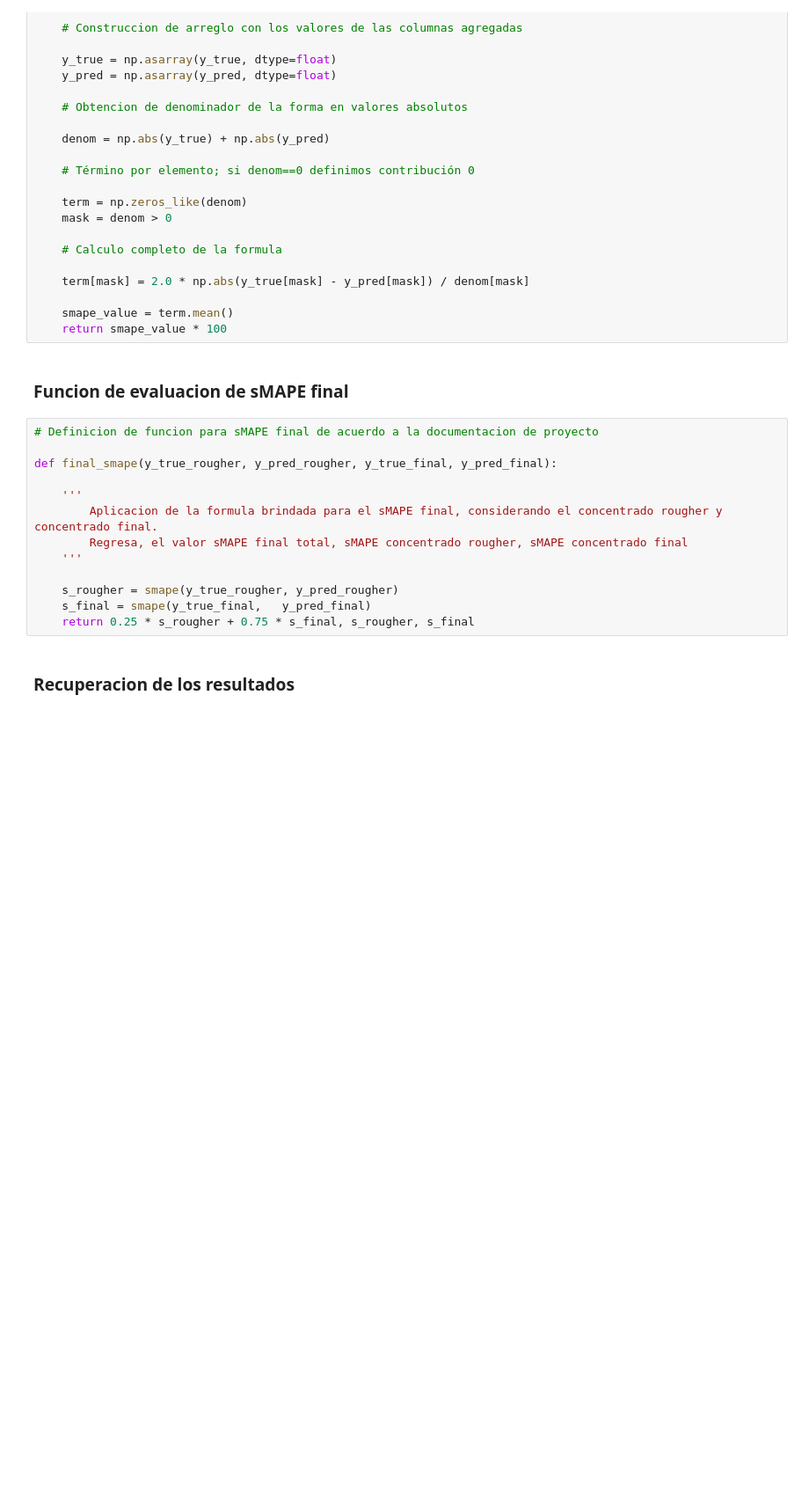
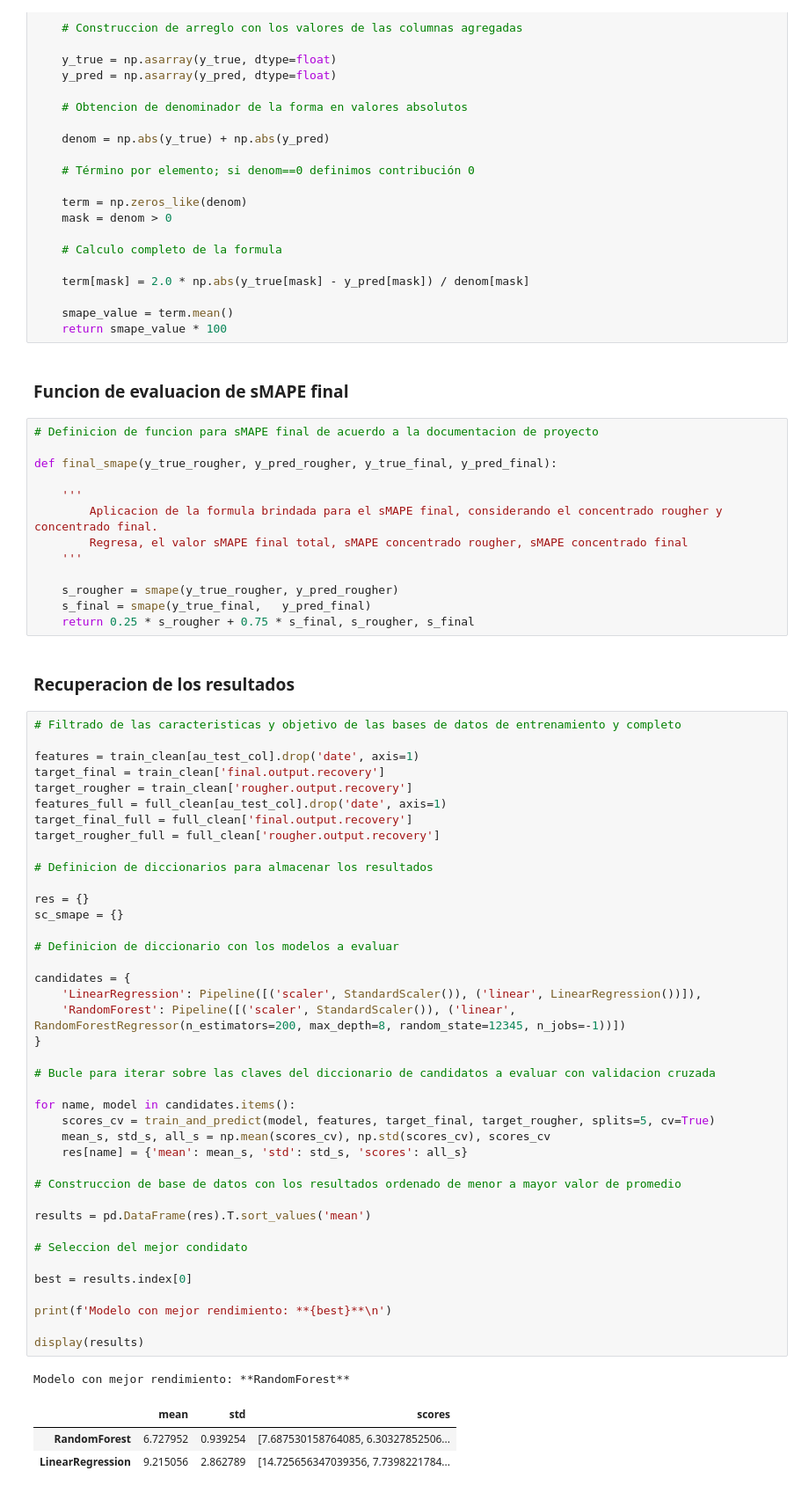
Before and after one commit to leonardomoncada9902/gold_recovery_ml, a Jupyter notebook: notebook/gold_recovery.ipynb, the cells around one changed output. Shown at 88% size. Saved outputs shown, nothing was run; the diff lists cells and outputs as text; blank space fills up the shorter version.

Commit message:
Representation of the ML results after the selection of the best candidate

```diff
--- a/notebook/gold_recovery.ipynb
+++ b/notebook/gold_recovery.ipynb
@@ -479,3 +479,48 @@ def final_smape(y_true_rougher, y_pred_rougher, y_true_final, y_pred_final):
     return 0.25 * s_rougher + 0.75 * s_final, s_rougher, s_final
 # %% [markdown]
 ### Recuperacion de los resultados
+# %%
+# Filtrado de las caracteristicas y objetivo de las bases de datos de entrenamiento y completo
+
+features = train_clean[au_test_col].drop('date', axis=1)
+target_final = train_clean['final.output.recovery']
+target_rougher = train_clean['rougher.output.recovery']
+features_full = full_clean[au_test_col].drop('date', axis=1)
+target_final_full = full_clean['final.output.recovery']
+target_rougher_full = full_clean['rougher.output.recovery']
+
+# Definicion de diccionarios para almacenar los resultados
+
+res = {}
+sc_smape = {}
+
+# Definicion de diccionario con los modelos a evaluar
+
+candidates = {
+    'LinearRegression': Pipeline([('scaler', StandardScaler()), ('linear', LinearRegression())]),
+    'RandomForest': Pipeline([('scaler', StandardScaler()), ('linear', RandomForestRegressor(n_estimators=200, max_depth=8, random_state=12345, n_jobs=-1))])
+}
+
+# Bucle para iterar sobre las claves del diccionario de candidatos a evaluar con validacion cruzada
+
+for name, model in candidates.items():
+    scores_cv = train_and_predict(model, features, target_final, target_rougher, splits=5, cv=True)
+    mean_s, std_s, all_s = np.mean(scores_cv), np.std(scores_cv), scores_cv
+    res[name] = {'mean': mean_s, 'std': std_s, 'scores': all_s}
+
+# Construccion de base de datos con los resultados ordenado de menor a mayor valor de promedio
+
+results = pd.DataFrame(res).T.sort_values('mean')
+
+# Seleccion del mejor condidato
+
+best = results.index[0]
+
+print(f'Modelo con mejor rendimiento: **{best}**\n')
+
+display(results)
+# %% [output]
+Modelo con mejor rendimiento: **RandomForest**
+|  | mean | std | scores |
+| RandomForest | 6.727952 | 0.939254 | [7.687530158764085, 6.30327852506... |
+| LinearRegression | 9.215056 | 2.862789 | [14.725656347039356, 7.7398221784... |
```
Also changed, not shown: parts of 3 cells of this notebook.
